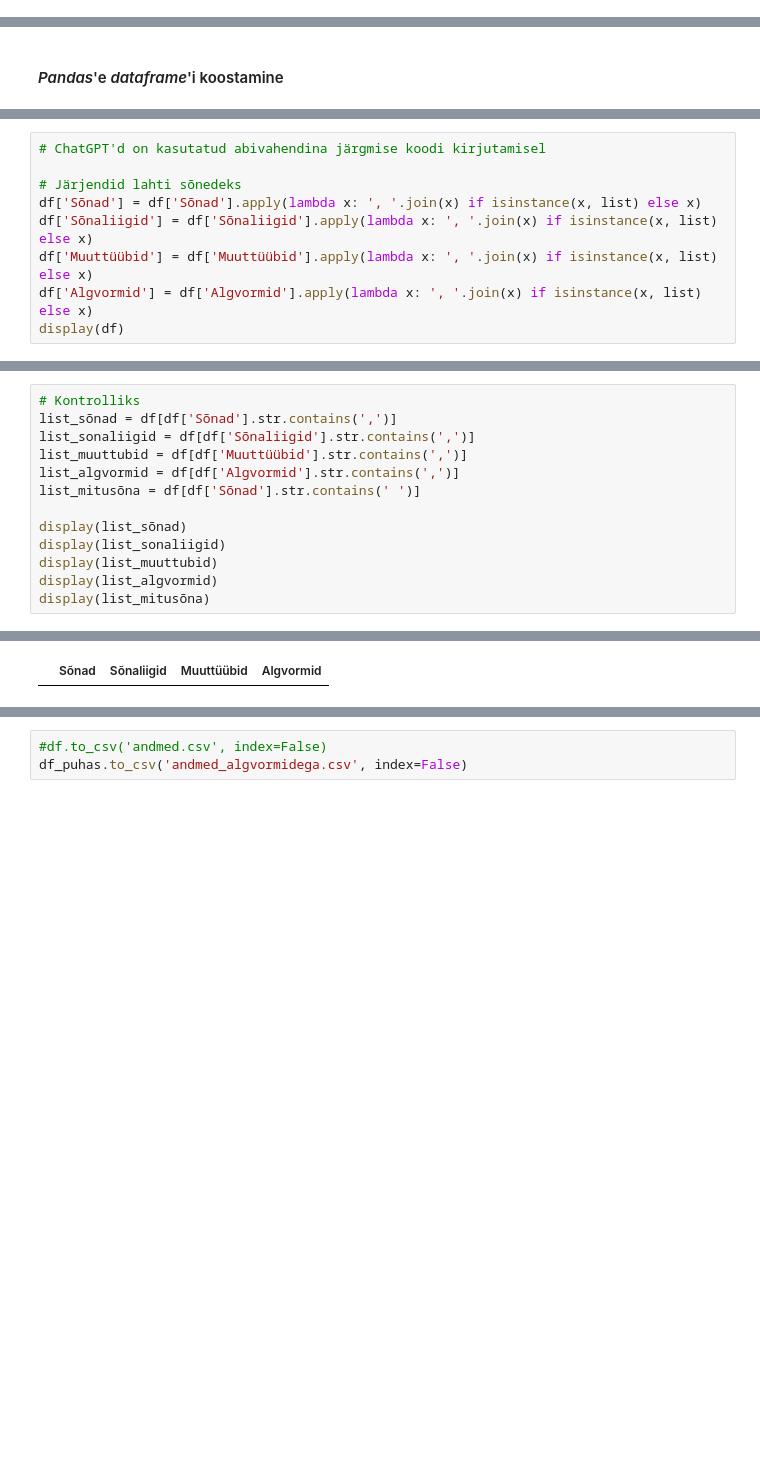
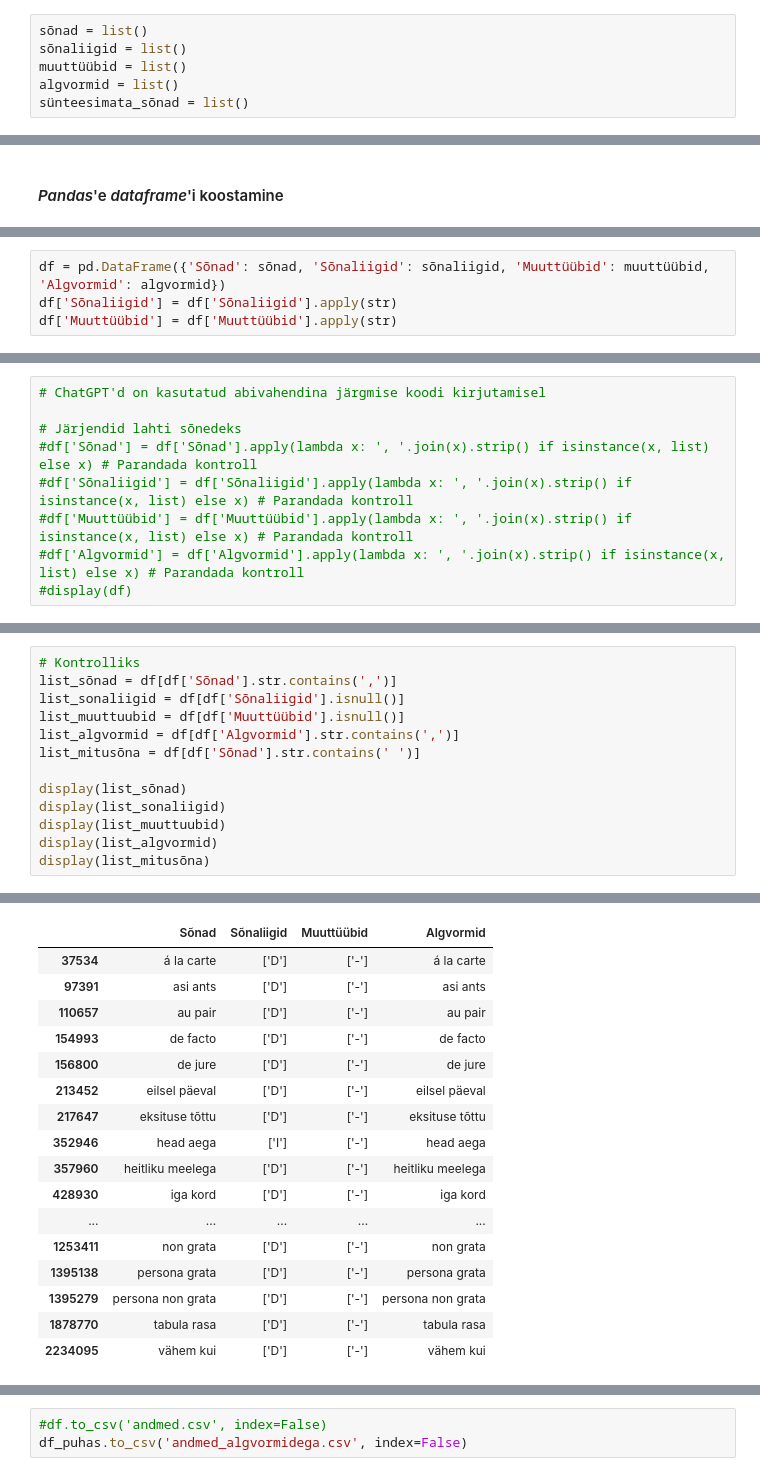
Before and after one commit to SanderSaska/MorfoloogiliseMuuttyybiAutomaatneTuvastaja, a Jupyter notebook: Morfoloogilise_muuttüübi_automaatne_tuvastamine.ipynb, the cells around one changed output, grey strips where cells are left out. Saved outputs shown, nothing was run; the diff lists cells and outputs as text; blank space fills up the shorter version.

```diff
--- a/Morfoloogilise_muuttüübi_automaatne_tuvastamine.ipynb
+++ b/Morfoloogilise_muuttüübi_automaatne_tuvastamine.ipynb
@@ -1116,6 +1319,12 @@ with open('muuttüübid_andmed.csv', 'r', encoding='utf-8') as muut_f:
 New York  ['H'] ['22']
 # %% [markdown]
 #### Reeglid
+# %%
+sõnad = list()
+sõnaliigid = list()
+muuttüübid = list()
+algvormid = list()
+sünteesimata_sõnad = list()
 # %%
 # Käändsõnad mitme muuttüübiga
 
@@ -1473,3 +1755,7 @@ else:
+# %%
+df = pd.DataFrame({'Sõnad': sõnad, 'Sõnaliigid': sõnaliigid, 'Muuttüübid': muuttüübid, 'Algvormid': algvormid})
+df['Sõnaliigid'] = df['Sõnaliigid'].apply(str)
+df['Muuttüübid'] = df['Muuttüübid'].apply(str)
 # %%
 display(df)
 # %% [output]
@@ -1490,8 +1800,8 @@ display(df)
 # ChatGPT'd on kasutatud abivahendina järgmise koodi kirjutamisel
 
 # Järjendid lahti sõnedeks
-df['Sõnad'] = df['Sõnad'].apply(lambda x: ', '.join(x) if isinstance(x, list) else x)
-df['Sõnaliigid'] = df['Sõnaliigid'].apply(lambda x: ', '.join(x) if isinstance(x, list) else x)
-df['Muuttüübid'] = df['Muuttüübid'].apply(lambda x: ', '.join(x) if isinstance(x, list) else x)
-df['Algvormid'] = df['Algvormid'].apply(lambda x: ', '.join(x) if isinstance(x, list) else x)
-display(df)
+#df['Sõnad'] = df['Sõnad'].apply(lambda x: ', '.join(x).strip() if isinstance(x, list) else x) # Parandada kontroll
+#df['Sõnaliigid'] = df['Sõnaliigid'].apply(lambda x: ', '.join(x).strip() if isinstance(x, list) else x) # Parandada kontroll
+#df['Muuttüübid'] = df['Muuttüübid'].apply(lambda x: ', '.join(x).strip() if isinstance(x, list) else x) # Parandada kontroll
+#df['Algvormid'] = df['Algvormid'].apply(lambda x: ', '.join(x).strip() if isinstance(x, list) else x) # Parandada kontroll
+#display(df)
@@ -1512,14 +1808,14 @@ display(df)
 # %%
 # Kontrolliks
 list_sõnad = df[df['Sõnad'].str.contains(',')]
-list_sonaliigid = df[df['Sõnaliigid'].str.contains(',')]
-list_muuttubid = df[df['Muuttüübid'].str.contains(',')]
+list_sonaliigid = df[df['Sõnaliigid'].isnull()]
+list_muuttuubid = df[df['Muuttüübid'].isnull()]
 list_algvormid = df[df['Algvormid'].str.contains(',')]
 list_mitusõna = df[df['Sõnad'].str.contains(' ')]
 
 display(list_sõnad)
 display(list_sonaliigid)
-display(list_muuttubid)
+display(list_muuttuubid)
 display(list_algvormid)
 display(list_mitusõna)
 # %% [output]
@@ -1553,4 +1825,20 @@ display(list_mitusõna)
 |  | Sõnad | Sõnaliigid | Muuttüübid | Algvormid |
 |  | Sõnad | Sõnaliigid | Muuttüübid | Algvormid |
+| 37534 | á la carte | ['D'] | ['-'] | á la carte |
+| 97391 | asi ants | ['D'] | ['-'] | asi ants |
+| 110657 | au pair | ['D'] | ['-'] | au pair |
+| 154993 | de facto | ['D'] | ['-'] | de facto |
+| 156800 | de jure | ['D'] | ['-'] | de jure |
+| 213452 | eilsel päeval | ['D'] | ['-'] | eilsel päeval |
+| 217647 | eksituse tõttu | ['D'] | ['-'] | eksituse tõttu |
+| 352946 | head aega | ['I'] | ['-'] | head aega |
+| 357960 | heitliku meelega | ['D'] | ['-'] | heitliku meelega |
+| 428930 | iga kord | ['D'] | ['-'] | iga kord |
+| ... | ... | ... | ... | ... |
+| 1253411 | non grata | ['D'] | ['-'] | non grata |
+| 1395138 | persona grata | ['D'] | ['-'] | persona grata |
+| 1395279 | persona non grata | ['D'] | ['-'] | persona non grata |
+| 1878770 | tabula rasa | ['D'] | ['-'] | tabula rasa |
+| 2234095 | vähem kui | ['D'] | ['-'] | vähem kui |
 # %%
 # Duplikaatide eemaldamine
```
Also changed, not shown: parts of 79 cells of this notebook.
